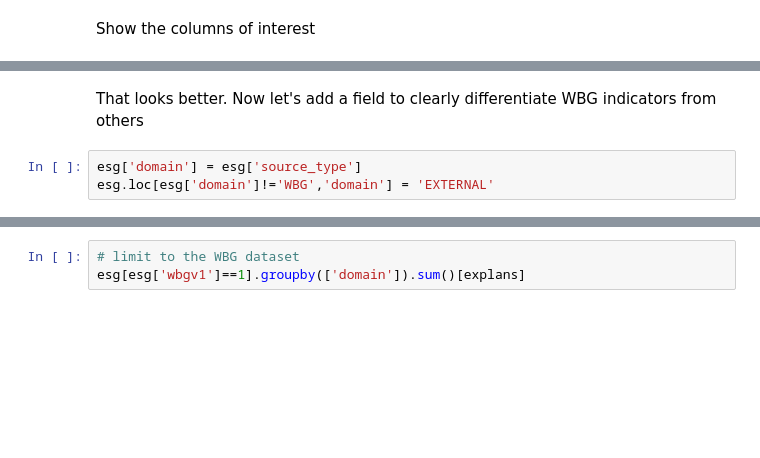
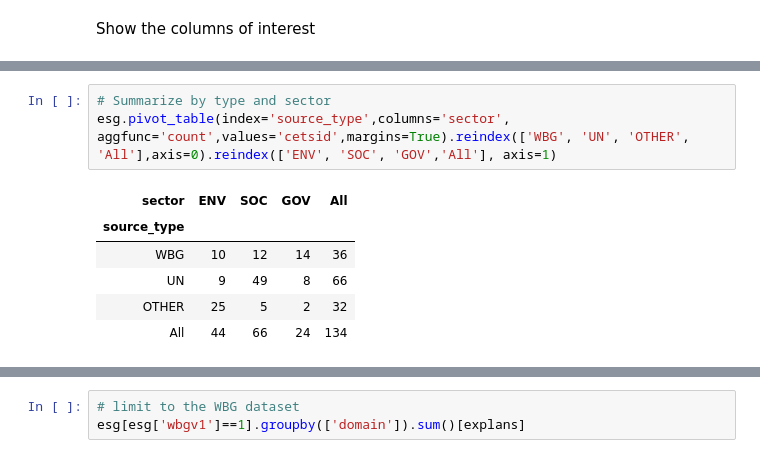
Before and after one commit to worldbank/ESG_gaps_research, a Jupyter notebook: python/summary-analysis.ipynb, the cells around one changed output, grey strips where cells are left out. Drawn from its saved outputs; the diff is of its cells as text; blank space fills up the shorter version.

```diff
--- a/python/summary-analysis.ipynb
+++ b/python/summary-analysis.ipynb
@@ -78,9 +82,14 @@ esg[(esg['expl_a']==1) | (esg['expl_b']==1)][core_fields]
 | 116 | SOC | SL.TLF.TERT.ZS | Labor force with tertiary educati... | 0 | 1 | 0 | 0 | 0 | 0 | 0 | 0 |
 | 122 | SOC | SN.ITK.DFCT | Depth of the food deficit (kiloca... | 0 | 1 | 0 | 0 | 0 | 0 | 0 | 0 |
 | 130 | GOV | TX.CONC.IND.XQ | Export product concentration index | 0 | 1 | 0 | 0 | 0 | 0 | 0 | 0 |
-# %% [markdown]
-That looks better. Now let's add a field to clearly differentiate WBG indicators from others
-# %%
-esg['domain'] = esg['source_type']
-esg.loc[esg['domain']!='WBG','domain'] = 'EXTERNAL'
+# %%
+# Summarize by type and sector
+esg.pivot_table(index='source_type',columns='sector', aggfunc='count',values='cetsid',margins=True).reindex(['WBG', 'UN', 'OTHER', 'All'],axis=0).reindex(['ENV', 'SOC', 'GOV','All'], axis=1)
+# %% [output]
+| sector | ENV | SOC | GOV | All |
+| source_type |  |  |  |  |
+| WBG | 10 | 12 | 14 | 36 |
+| UN | 9 | 49 | 8 | 66 |
+| OTHER | 25 | 5 | 2 | 32 |
+| All | 44 | 66 | 24 | 134 |
 # %%
```
Also changed, not shown: parts of 9 cells of this notebook.
